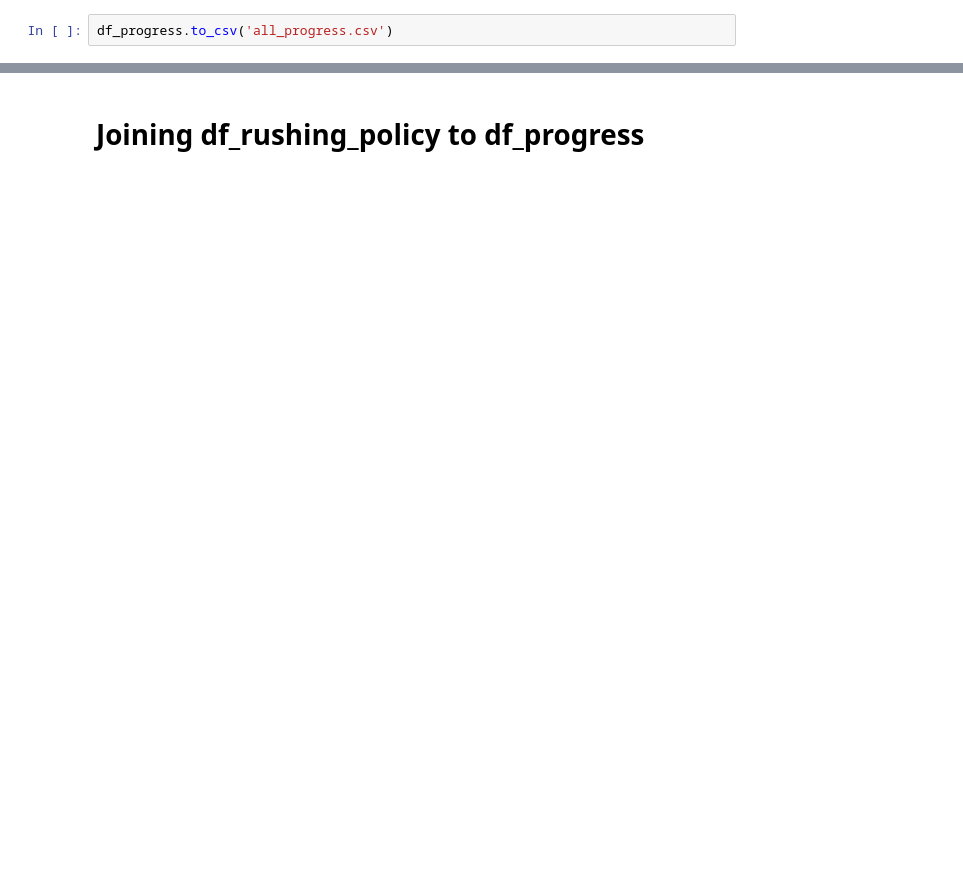
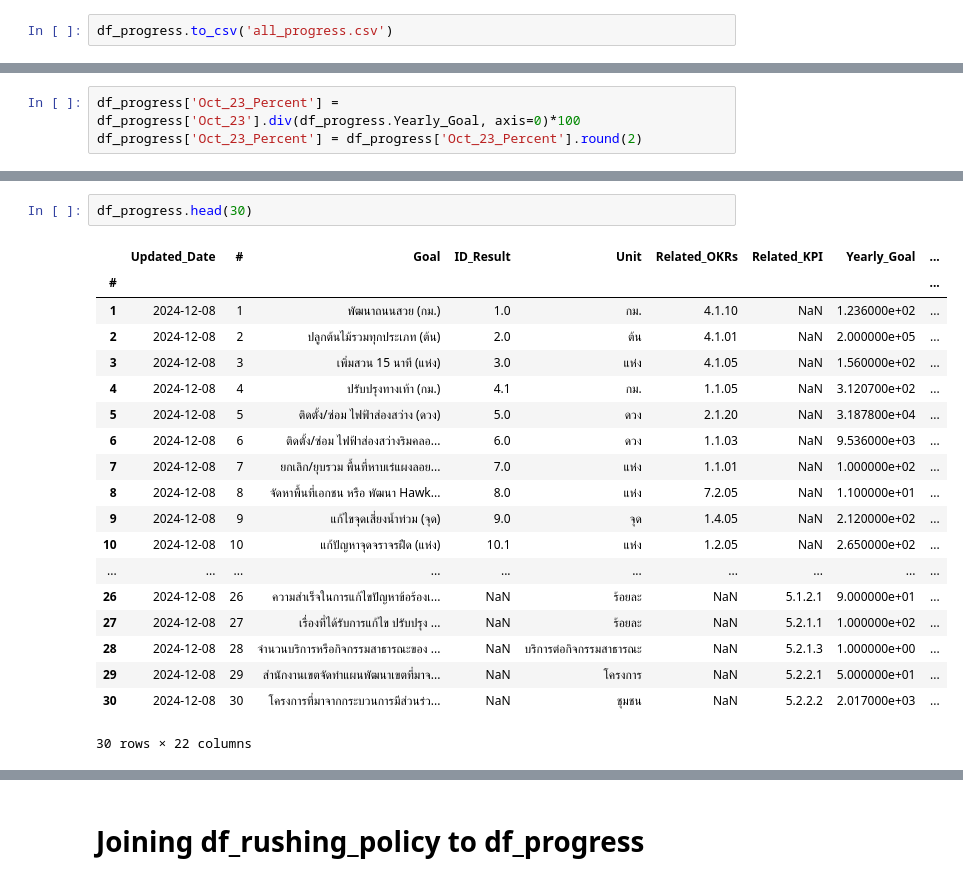
Before and after one commit to SKT-Sukatat/BKK_Policy_Tracker_Dashboard, a Jupyter notebook: BKK_Data_Cleansing.ipynb, the cells around one changed output, grey strips where cells are left out. Saved outputs shown, nothing was run; the diff lists cells and outputs as text; blank space fills up the shorter version.

```diff
--- a/BKK_Data_Cleansing.ipynb
+++ b/BKK_Data_Cleansing.ipynb
@@ -276,0 +530,3 @@ df_progress.to_csv('all_progress.csv')
+# %%
+df_progress['Oct_23_Percent'] = df_progress['Oct_23'].div(df_progress.Yearly_Goal, axis=0)*100
+df_progress['Oct_23_Percent'] = df_progress['Oct_23_Percent'].round(2)
@@ -276,0 +554,22 @@ df_progress.to_csv('all_progress.csv')
+# %%
+df_progress.head(30)
+# %% [output]
+|  | Updated_Date | # | Goal | ID_Result | Unit | Related_OKRs | Related_KPI | Yearly_Goal | ... |
+| # |  |  |  |  |  |  |  |  | ... |
+| 1 | 2024-12-08 | 1 | พัฒนาถนนสวย (กม.) | 1.0 | กม. | 4.1.10 | NaN | 1.236000e+02 | ... |
+| 2 | 2024-12-08 | 2 | ปลูกต้นไม้รวมทุกประเภท (ต้น) | 2.0 | ต้น | 4.1.01 | NaN | 2.000000e+05 | ... |
+| 3 | 2024-12-08 | 3 | เพิ่มสวน 15 นาที (แห่ง) | 3.0 | แห่ง | 4.1.05 | NaN | 1.560000e+02 | ... |
+| 4 | 2024-12-08 | 4 | ปรับปรุงทางเท้า (กม.) | 4.1 | กม. | 1.1.05 | NaN | 3.120700e+02 | ... |
+| 5 | 2024-12-08 | 5 | ติดตั้ง/ซ่อม ไฟฟ้าส่องสว่าง (ดวง) | 5.0 | ดวง | 2.1.20 | NaN | 3.187800e+04 | ... |
+| 6 | 2024-12-08 | 6 | ติดตั้ง/ซ่อม ไฟฟ้าส่องสว่างริมคลอ... | 6.0 | ดวง | 1.1.03 | NaN | 9.536000e+03 | ... |
+| 7 | 2024-12-08 | 7 | ยกเลิก/ยุบรวม พื้นที่หาบเร่แผงลอย... | 7.0 | แห่ง | 1.1.01 | NaN | 1.000000e+02 | ... |
+| 8 | 2024-12-08 | 8 | จัดหาพื้นที่เอกชน หรือ พัฒนา Hawk... | 8.0 | แห่ง | 7.2.05 | NaN | 1.100000e+01 | ... |
+| 9 | 2024-12-08 | 9 | แก้ไขจุดเสี่ยงน้ำท่วม (จุด) | 9.0 | จุด | 1.4.05 | NaN | 2.120000e+02 | ... |
+| 10 | 2024-12-08 | 10 | แก้ปัญหาจุดจราจรฝืด (แห่ง) | 10.1 | แห่ง | 1.2.05 | NaN | 2.650000e+02 | ... |
+| ... | ... | ... | ... | ... | ... | ... | ... | ... | ... |
+| 26 | 2024-12-08 | 26 | ความสำเร็จในการแก้ไขปัญหาข้อร้องเ... | NaN | ร้อยละ | NaN | 5.1.2.1 | 9.000000e+01 | ... |
+| 27 | 2024-12-08 | 27 | เรื่องที่ได้รับการแก้ไข ปรับปรุง ... | NaN | ร้อยละ | NaN | 5.2.1.1 | 1.000000e+02 | ... |
+| 28 | 2024-12-08 | 28 | จำนวนบริการหรือกิจกรรมสาธารณะของ ... | NaN | บริการต่อกิจกรรมสาธารณะ | NaN | 5.2.1.3 | 1.000000e+00 | ... |
+| 29 | 2024-12-08 | 29 | สำนักงานเขตจัดทำแผนพัฒนาเขตที่มาจ... | NaN | โครงการ | NaN | 5.2.2.1 | 5.000000e+01 | ... |
+| 30 | 2024-12-08 | 30 | โครงการที่มาจากกระบวนการมีส่วนร่ว... | NaN | ชุมชน | NaN | 5.2.2.2 | 2.017000e+03 | ... |
+30 rows × 22 columns
```
Also changed, not shown: parts of 51 cells of this notebook.
